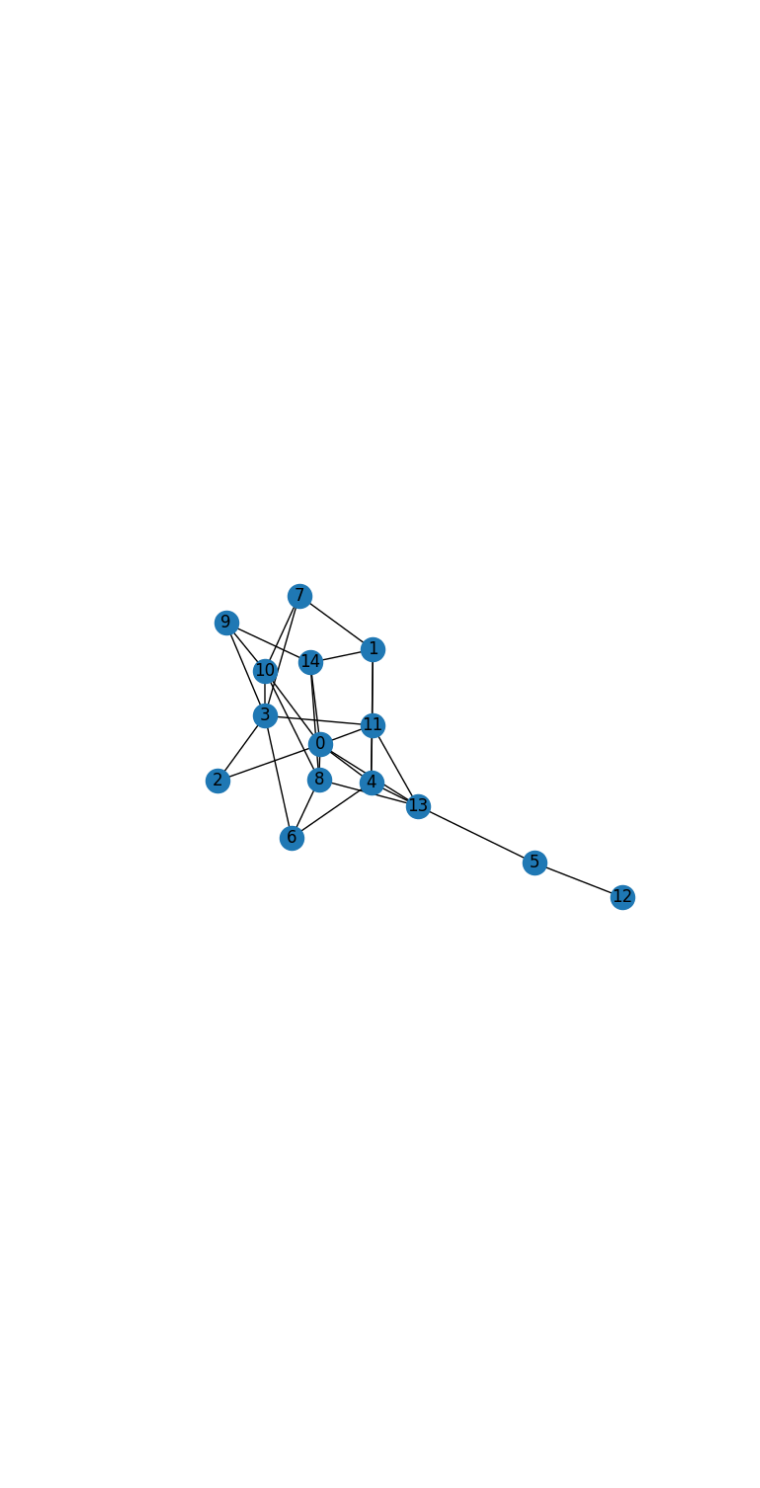
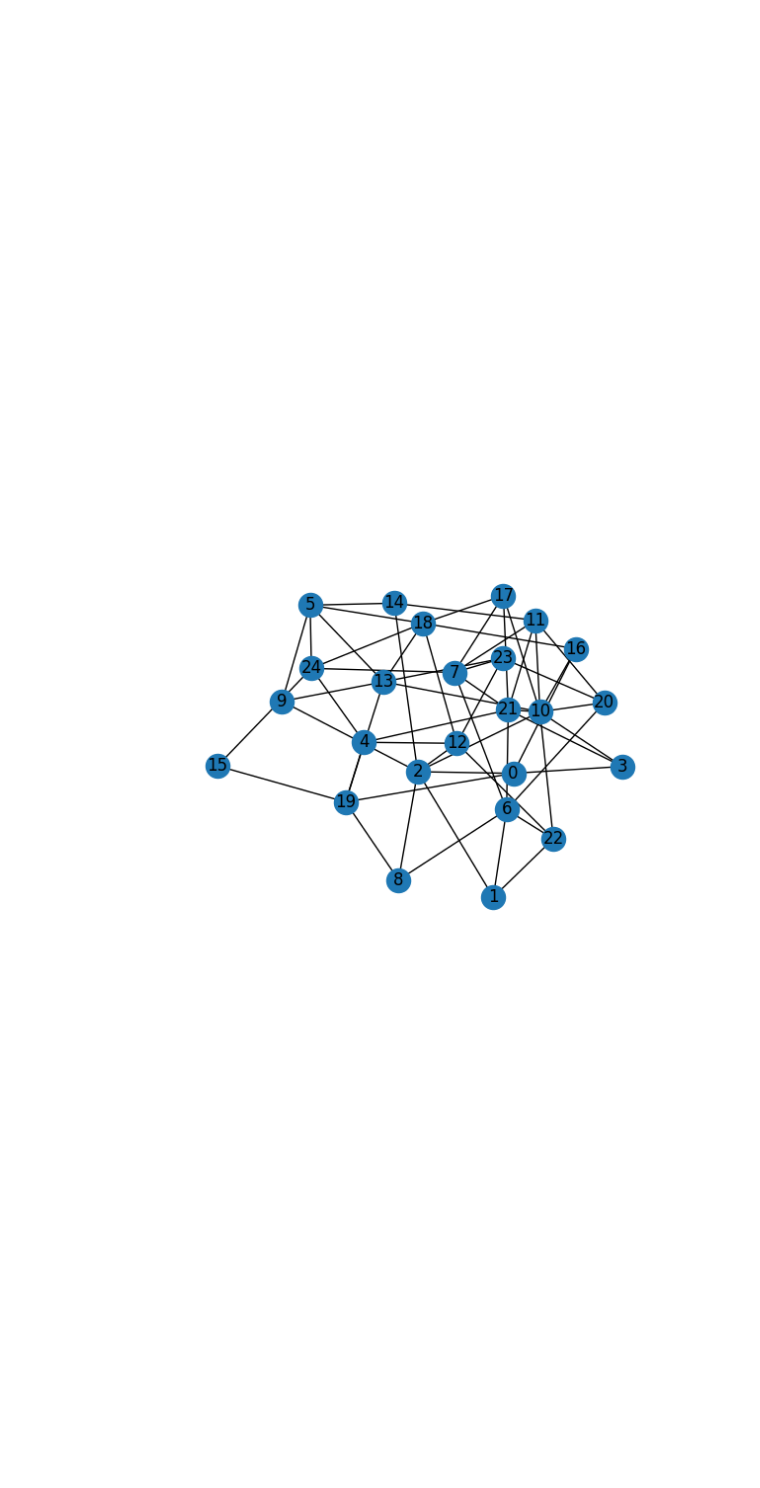
Before and after one commit to MaximoRdz/ARTIFICIAL-INTELLIGENCE, a Jupyter notebook: lab1-Searching-Heuristics/graph_networks.ipynb, the cells around one changed output. Drawn from its saved outputs; the diff is of its cells as text; code cells hidden in the pictures.

```diff
--- a/lab1-Searching-Heuristics/graph_networks.ipynb
+++ b/lab1-Searching-Heuristics/graph_networks.ipynb
@@ -91,12 +91,12 @@ plt.show()
 # %% [output]
 [figure]
 # %%
-G = nx.erdos_renyi_graph(15, 0.25, seed=42)
-positions = nx.spring_layout(G)
+G = nx.erdos_renyi_graph(25, 0.2, seed=195)
+positions = nx.spring_layout(G, seed=123)
 fig, ax = plt.subplots()
 ax.axis("off")
 nx.draw_networkx(G, pos=positions, ax=ax)
 plt.show()
 # %% [output]
-[figure, old version]
+[figure, new version]
 # %%
```
Also changed, not shown: parts of 15 cells of this notebook.
